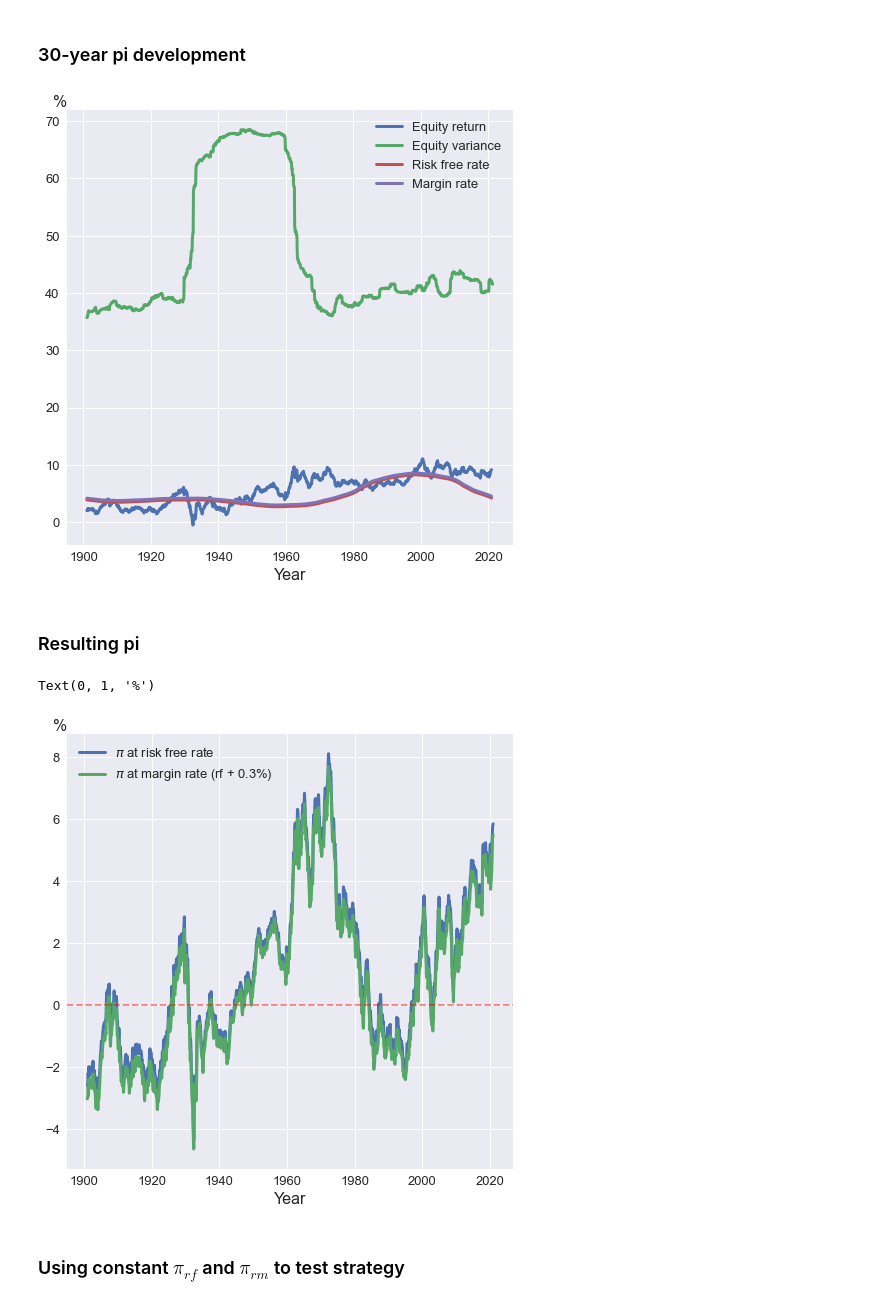
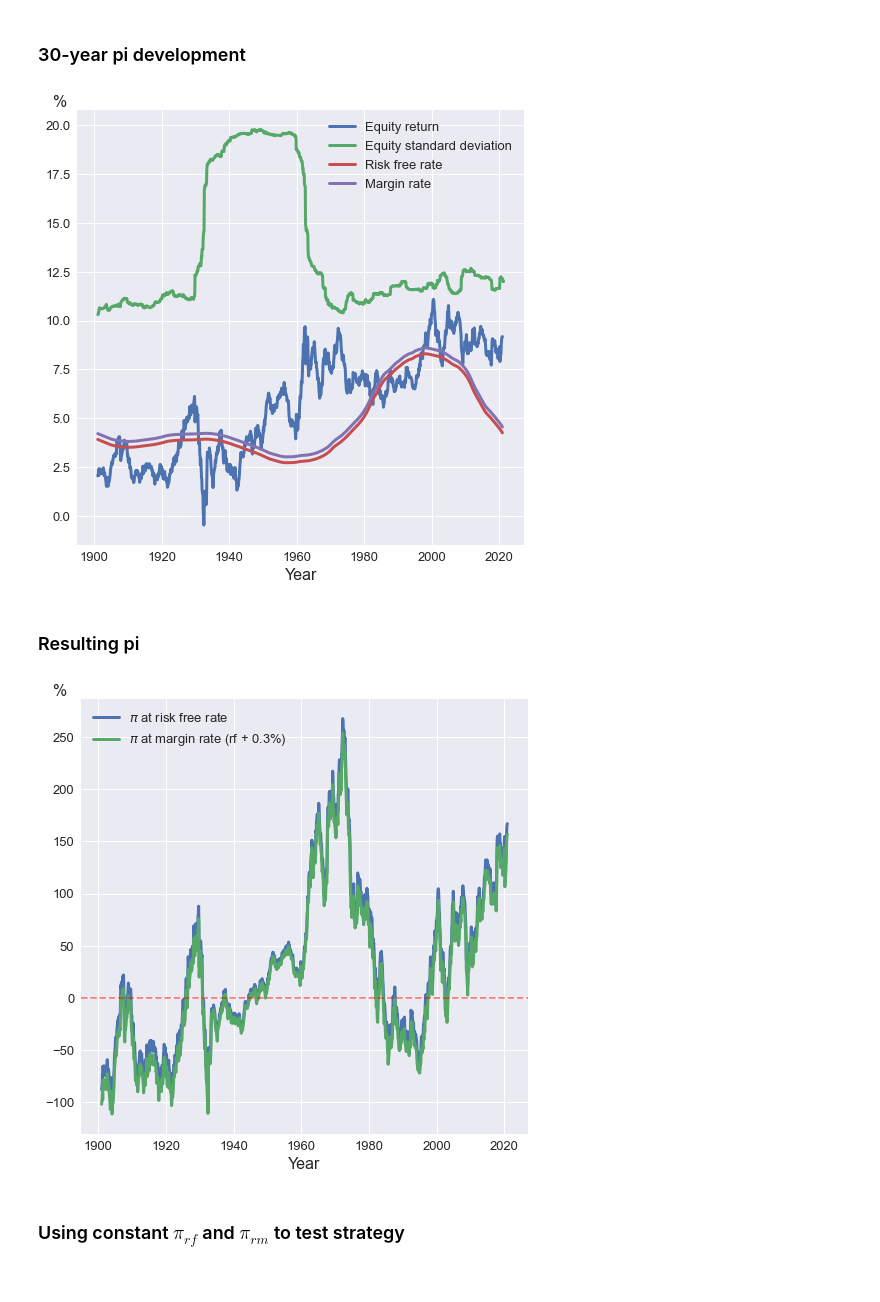
Before and after one commit to neriksen/applied_finance, a Jupyter notebook: shiller.ipynb, the cells around one changed output. Cells and saved outputs as stored; diff of their text form; code cells hidden in the pictures.

Commit message:
finished shiller analysis

```diff
--- a/shiller.ipynb
+++ b/shiller.ipynb
@@ -20,7 +21,7 @@ plt.rc('figure', titlesize=13)  # fontsize of the figure title
 # %%
 df = pd.read_csv('shiller_data.txt', sep="\t", index_col=0, parse_dates=True)
 df.index = pd.to_datetime(df.index.date)
-df['sp_return'] = (df['sp']+df['dividend']).pct_change()
+df['sp_return'] = (df['sp']+df['dividend']).pct_change().fillna(0)
 # %% [markdown]
 ### Loop over every 50 year period starting from january 1871 and calculate returns
 # %%
@@ -71,5 +32,0 @@ NameError: name 'final_wealth' is not defined
-# %%
-plt.style.use('seaborn')
-fig, ax = plt.subplots(1, 1, figsize=(10, 10))
-sns.lineplot(data = shiller_results.loc[:,['dual_phase', '9050', '100', 'single_phase']], linewidth = 4, linestyle="solid")      # Levered investments
-ax.set_xlabel('Year')
@@ -111,44 +60,43 @@ import math
 # %%
 roll_df = df.rolling(12*30).mean().dropna()
 #roll_std = (df['sp_return']).rolling(12*30).var().dropna()
-roll_std = (df['sp']+df['dividend']).pct_change().rolling(12*30).std().dropna()*math.sqrt(12)**2
+roll_var = ((df['sp']+df['dividend']).pct_change().rolling(12*30).std().dropna()*math.sqrt(12))**2
 roll_sp_return = np.exp(roll_df['sp_return']*12)-1
 roll_rf = roll_df['long_rf']/100
 roll_rm = roll_rf.copy()+0.003
 # %%
 fig, ax = plt.subplots(1, 1, figsize=(8, 8))
 ax.plot(roll_sp_return*100, linewidth = 3)
-ax.plot(roll_std*100, linewidth = 3)
+ax.plot((roll_var**(0.5))*100, linewidth = 3)
 ax.plot(roll_rf*100, linewidth = 3)
 ax.plot(roll_rm*100, linewidth = 3)
 #ax.legend(['Equity return', 'Equity standard deviation', 'Risk free rate', 'Margin rate'])
-ax.legend(['Equity return', 'Equity variance', 'Risk free rate', 'Margin rate'])
+ax.legend(['Equity return', 'Equity standard deviation', 'Risk free rate', 'Margin rate'])
 ax.set_xlabel('Year')
 ax.set_ylabel('%', rotation=0, loc='top', labelpad=-21)
 fig.savefig('Empirical/rolling_development.png', bbox_inches = 'tight', pad_inches = 0.1)
 # %% [output]
-[figure, old version]
+[figure, new version]
 # %% [markdown]
 ### Resulting pi
 # %%
-combined_rf = zip(roll_rf, roll_sp_return, roll_std)
+combined_rf = zip(roll_rf, roll_sp_return, roll_var)
 pi_rf = [cr.pi_arr(rf, 2, std, ret, 0)*100 for rf, ret, std in combined_rf]
 
-combined_rm = zip(roll_rm, roll_sp_return, roll_std)
+combined_rm = zip(roll_rm, roll_sp_return, roll_var)
 pi_rm = [cr.pi_arr(rm, 2, std, ret, 0)*100 for rm, ret, std in combined_rm]
 
 pies = pd.DataFrame([pi_rf, pi_rm]).transpose()
 pies.index = pd.date_range('1901-01-01', '2020-12-01', freq='MS')
 pies.columns = ['pi_rf', 'pi_rm']
 fig, ax = plt.subplots(1, 1, figsize=(8, 8))
 ax.plot(pies, linewidth = 3)
 ax.axhline(0, c='red', alpha=.5, linestyle='--')
 ax.legend(['$\pi$ at risk free rate', '$\pi$ at margin rate (rf + 0.3%)'])
 ax.set_xlabel('Year')
 ax.set_ylabel('%', rotation=0, loc='top', labelpad=-21)
-#fig.savefig('Empirical/rolling_pi.png', bbox_inches = 'tight', pad_inches = 0.1)
+fig.savefig('Empirical/rolling_pi.png', bbox_inches = 'tight', pad_inches = 0.1)
 # %% [output]
-Text(0, 1, '%')
-[figure, old version]
+[figure, new version]
 # %% [markdown]
 ### Using constant $\pi_{rf}$ and $\pi_{rm}$ to test strategy
```
Also changed, not shown: parts of 22 cells of this notebook, 4 other files.
